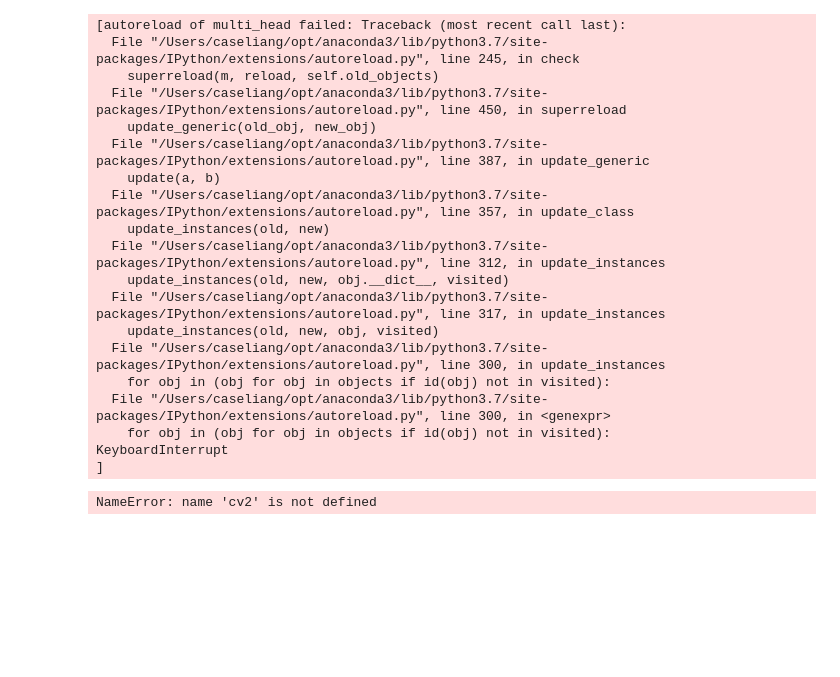
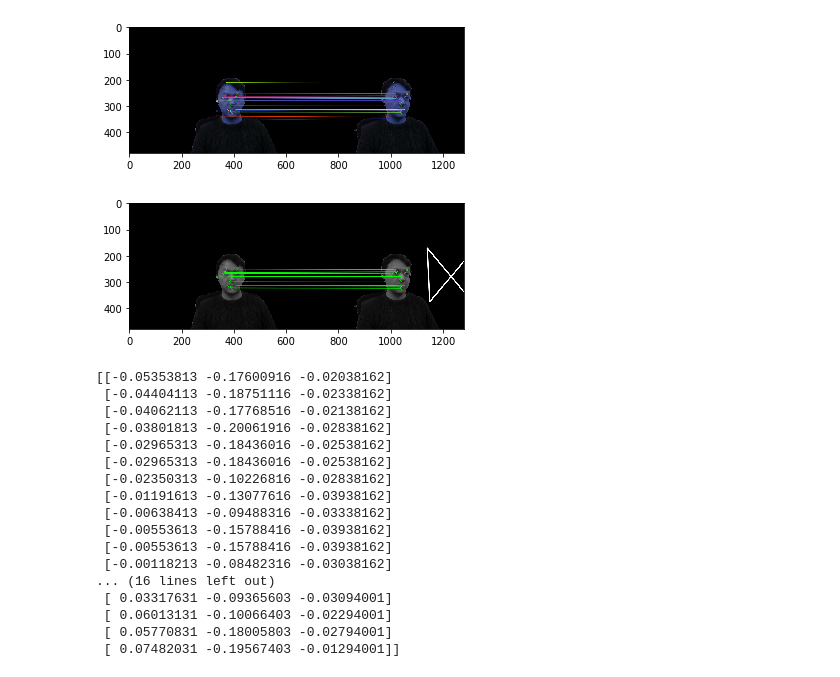
Before and after one commit to yichao-l/head_reconstruct, a Jupyter notebook: yichao-test.ipynb, the cells around one changed output. Cells and saved outputs as stored; diff of their text form; code cells hidden in the pictures; blank space fills up the shorter version.

```diff
--- a/yichao-test.ipynb
+++ b/yichao-test.ipynb
@@ -19,23 +23,25 @@ head2_copy = copy.deepcopy(head2)
+# %%
+head1 = threeD_head.load_from_pickle(1,1)
+head2 = threeD_head.load_from_pickle(1,2)
 # %%
-mhead = MultiHead.joined_heads(head1_copy,head2_copy)
+mhead = MultiHead.joined_heads(head1,head2)
 # %% [output]
+[figure, added]
+[figure, added]
-[autoreload of multi_head failed: Traceback (most recent call last):
-  File "/Users/caseliang/opt/anaconda3/lib/python3.7/site-packages/IPython/extensions/autoreload.py", line 245, in check
-    superreload(m, reload, self.old_objects)
-  File "/Users/caseliang/opt/anaconda3/lib/python3.7/site-packages/IPython/extensions/autoreload.py", line 450, in superreload
-    update_generic(old_obj, new_obj)
-  File "/Users/caseliang/opt/anaconda3/lib/python3.7/site-packages/IPython/extensions/autoreload.py", line 387, in update_generic
-    update(a, b)
-  File "/Users/caseliang/opt/anaconda3/lib/python3.7/site-packages/IPython/extensions/autoreload.py", line 357, in update_class
-    update_instances(old, new)
-  File "/Users/caseliang/opt/anaconda3/lib/python3.7/site-packages/IPython/extensions/autoreload.py", line 312, in update_instances
-    update_instances(old, new, obj.__dict__, visited)
-  File "/Users/caseliang/opt/anaconda3/lib/python3.7/site-packages/IPython/extensions/autoreload.py", line 317, in update_instances
-    update_instances(old, new, obj, visited)
-  File "/Users/caseliang/opt/anaconda3/lib/python3.7/site-packages/IPython/extensions/autoreload.py", line 300, in update_instances
-    for obj in (obj for obj in objects if id(obj) not in visited):
-  File "/Users/caseliang/opt/anaconda3/lib/python3.7/site-packages/IPython/extensions/autoreload.py", line 300, in <genexpr>
-    for obj in (obj for obj in objects if id(obj) not in visited):
-KeyboardInterrupt
-]
+[[-0.05353813 -0.17600916 -0.02038162]
+ [-0.04404113 -0.18751116 -0.02338162]
+ [-0.04062113 -0.17768516 -0.02138162]
+ [-0.03801813 -0.20061916 -0.02838162]
+ [-0.02965313 -0.18436016 -0.02538162]
+ [-0.02965313 -0.18436016 -0.02538162]
+ [-0.02350313 -0.10226816 -0.02838162]
+ [-0.01191613 -0.13077616 -0.03938162]
+ [-0.00638413 -0.09488316 -0.03338162]
+ [-0.00553613 -0.15788416 -0.03938162]
+ [-0.00553613 -0.15788416 -0.03938162]
+ [-0.00118213 -0.08482316 -0.03038162]
+... (16 lines left out)
+ [ 0.03317631 -0.09365603 -0.03094001]
+ [ 0.06013131 -0.10066403 -0.02294001]
+ [ 0.05770831 -0.18005803 -0.02794001]
+ [ 0.07482031 -0.19567403 -0.01294001]]
-NameError: name 'cv2' is not defined
```
Also changed, not shown: parts of 5 cells of this notebook, 2 other files.
